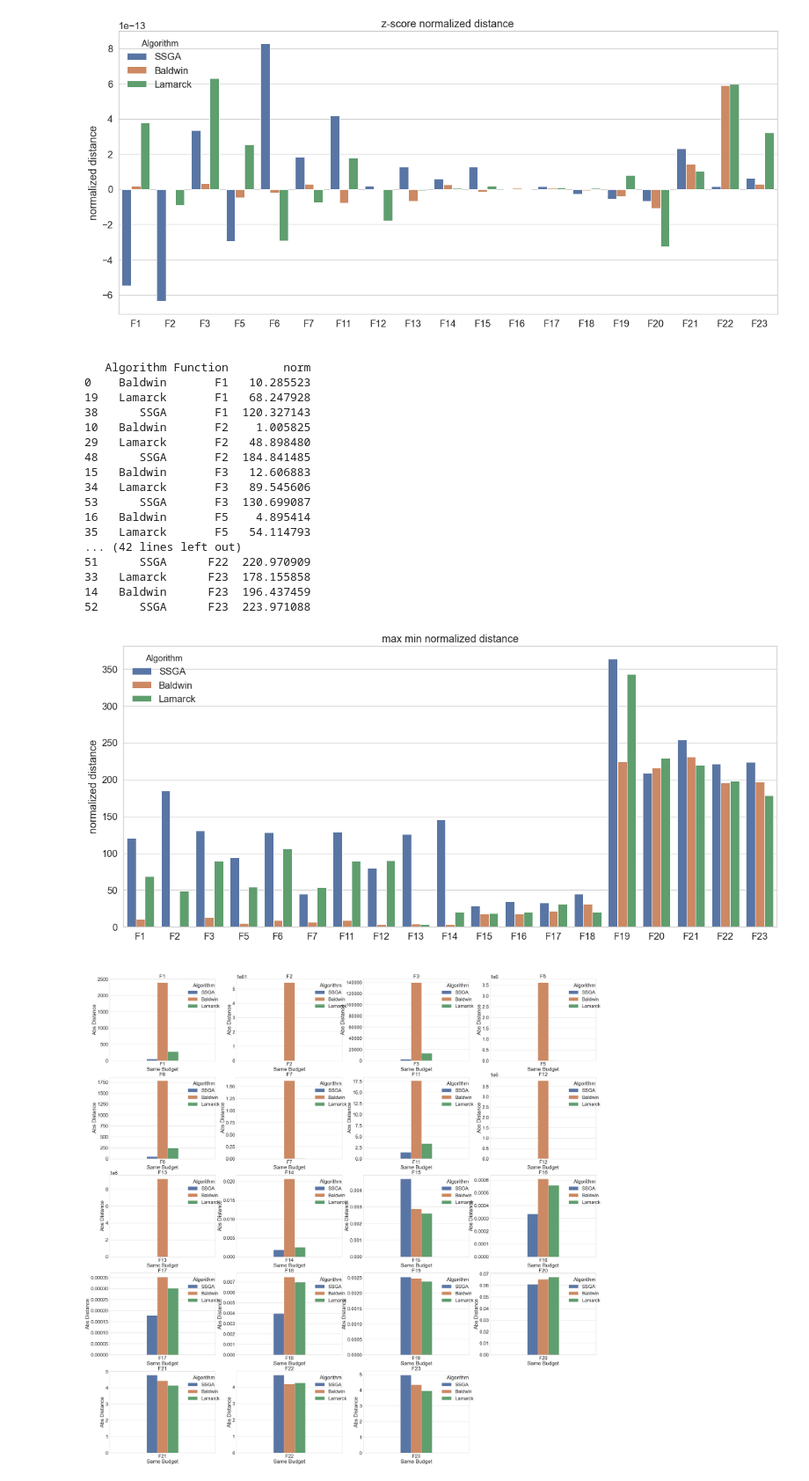
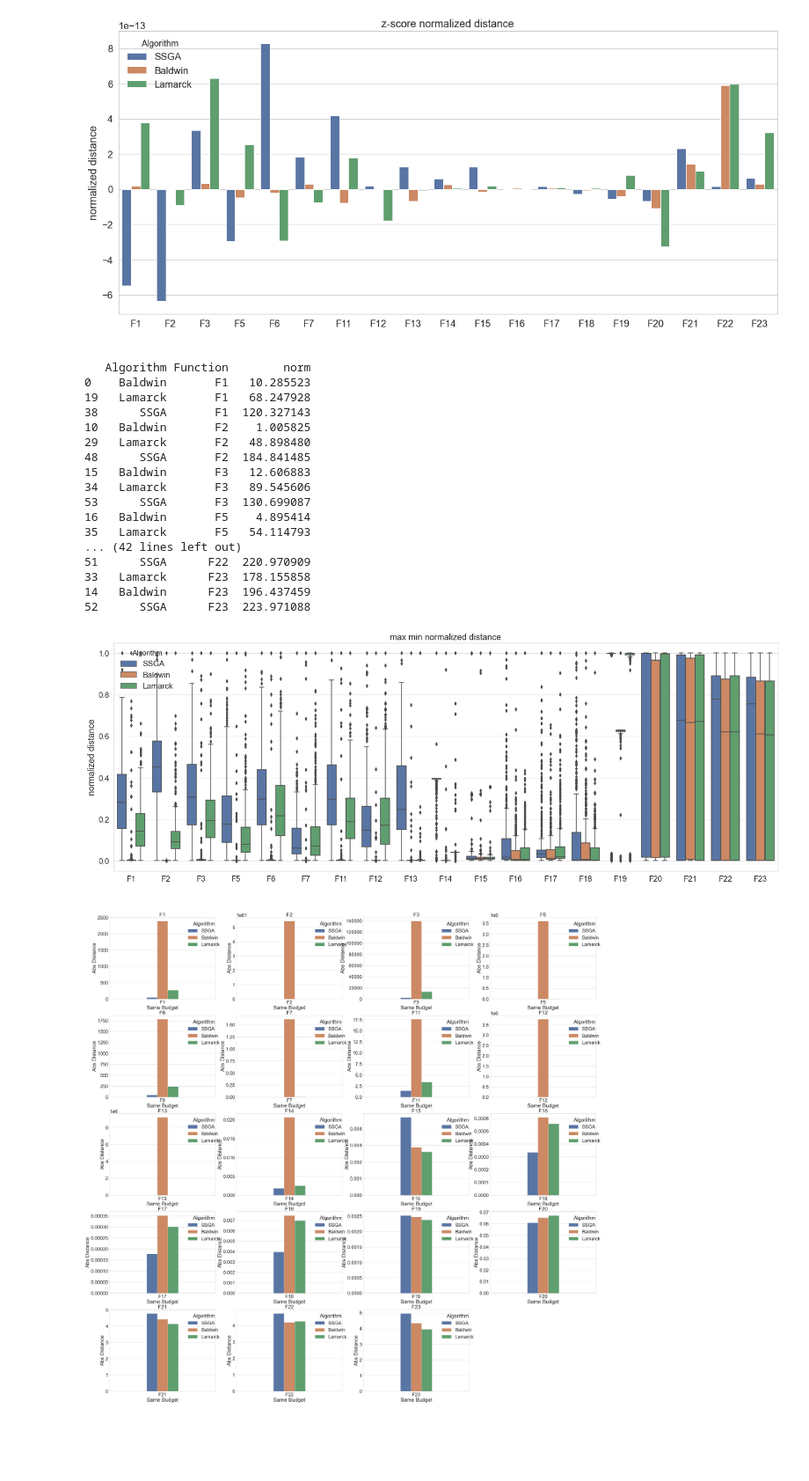
Before and after one commit to JIAOJIAOMEI/Evolution_algorithm, a Jupyter notebook: budget analysis/other functions/plots/distance.ipynb, the cells around one changed output. Shown at 88% size. Saved outputs shown, nothing was run; the diff lists cells and outputs as text; code cells hidden in the pictures; blank space fills up the shorter version.

```diff
--- a/budget analysis/other functions/plots/distance.ipynb
+++ b/budget analysis/other functions/plots/distance.ipynb
@@ -157,7 +157,7 @@ def show_graph(dataframe):
     plt.figure(figsize=(20 * dist_cols, 10 * dist_rows))
     i = 1
     plt.subplot(dist_rows, dist_cols, i)
-    ax = sns.barplot(data=dataframe,y="norm",x="Function",hue="Algorithm",dodge=True,errorbar=None,hue_order=["SSGA","Baldwin","Lamarck"])
+    ax = sns.barplot(data=dataframe,y="norm",x="Function",hue="Algorithm",dodge=True,hue_order=["SSGA","Baldwin","Lamarck"])
     plt.xlabel(" ")
     plt.ylabel("normalized distance")
     plt.title("z-score normalized distance")
@@ -188,38 +188,38 @@ def show_graph(dataframe):
     sns.color_palette("viridis", as_cmap=True)
     dist_cols = 1
     dist_rows = 3
-    plt.figure(figsize=(20 * dist_cols, 10 * dist_rows))
+    plt.figure(figsize=(25 * dist_cols, 10 * dist_rows))
     i = 1
     plt.subplot(dist_rows, dist_cols, i)
-    ax = sns.barplot(data=dataframe,y="norm",x="Function",hue="Algorithm",dodge=True,errorbar=None,hue_order=["SSGA","Baldwin","Lamarck"])
+    ax = sns.boxplot(data=dataframe,y="norm",x="Function",hue="Algorithm",dodge=True,hue_order=["SSGA","Baldwin","Lamarck"])
     plt.xlabel(" ")
     plt.ylabel("normalized distance")
     plt.title("max min normalized distance")
     plt.setp(ax.get_legend().get_texts(), fontsize='12') # for legend text
     plt.setp(ax.get_legend().get_title(), fontsize='15') # for legend title
     sns.move_legend(ax, "upper left", bbox_to_anchor=(0,1),frameon=False)
     plt.savefig("./max min normalized distance.png", dpi=400,bbox_inches='tight')
     plt.show()
-show_graph(dataframe=res)
+show_graph(dataframe=minmax)
 # %% [output]
    Algorithm Function        norm
 0    Baldwin       F1   10.285523
 19   Lamarck       F1   68.247928
 38      SSGA       F1  120.327143
 10   Baldwin       F2    1.005825
 29   Lamarck       F2   48.898480
 48      SSGA       F2  184.841485
 15   Baldwin       F3   12.606883
 34   Lamarck       F3   89.545606
 53      SSGA       F3  130.699087
 16   Baldwin       F5    4.895414
 35   Lamarck       F5   54.114793
 ... (42 lines left out)
 51      SSGA      F22  220.970909
 33   Lamarck      F23  178.155858
 14   Baldwin      F23  196.437459
 52      SSGA      F23  223.971088
-[figure, old version]
+[figure, new version]
 # %%
 func_list=["F"+str(i) for i in function_list]
 def show_graph(dataframe):
```
Also changed, not shown: 9 other files.
